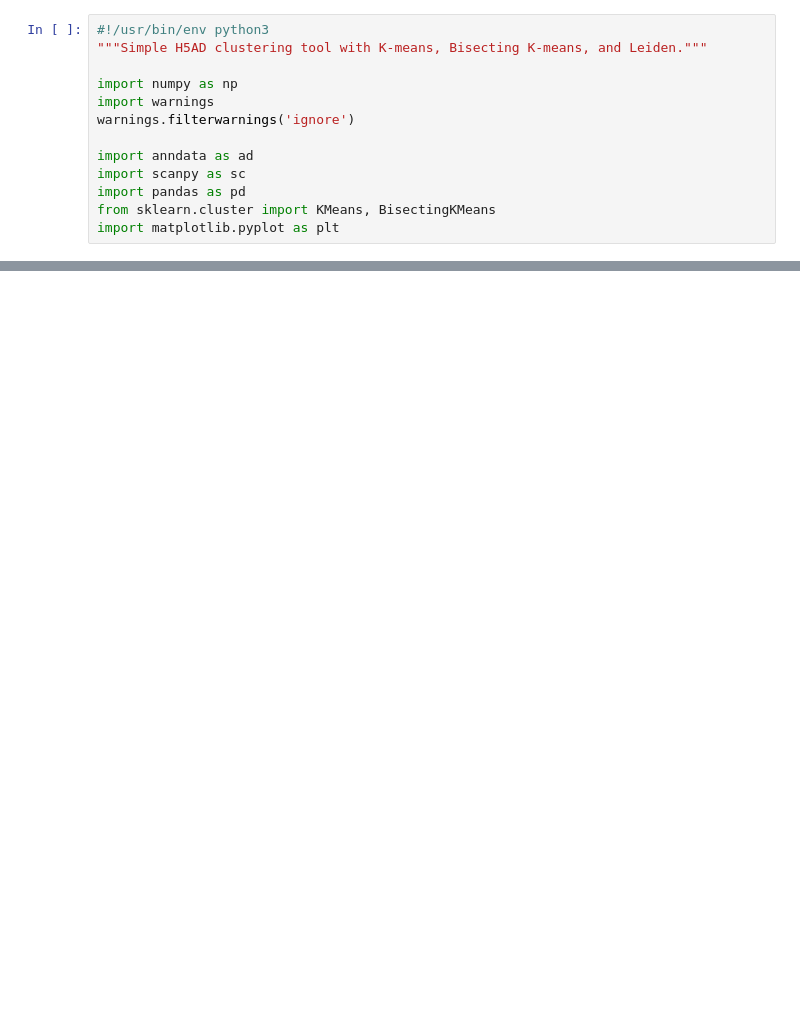
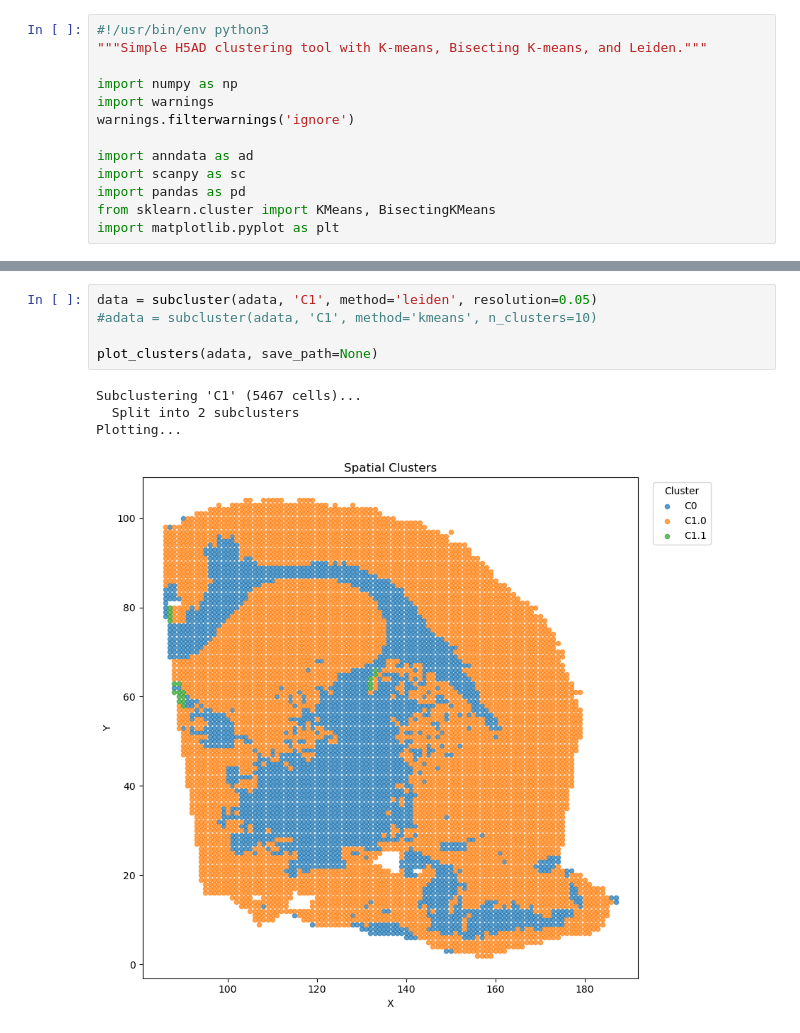
Before and after one commit to Amin-Jarrahi/PhD_Thesis, a Jupyter notebook: chapter_4/dl_code/2_h5ad_clusterer_labeler.ipynb, the cells around one changed output, grey strips where cells are left out. Drawn from its saved outputs; the diff is of its cells as text; blank space fills up the shorter version.

```diff
--- a/chapter_4/dl_code/2_h5ad_clusterer_labeler.ipynb
+++ b/chapter_4/dl_code/2_h5ad_clusterer_labeler.ipynb
@@ -108,0 +282,10 @@ if __name__ == "__main__":
+# %%
+data = subcluster(adata, 'C1', method='leiden', resolution=0.05)
+#adata = subcluster(adata, 'C1', method='kmeans', n_clusters=10)
+
+plot_clusters(adata, save_path=None)
+# %% [output]
+Subclustering 'C1' (5467 cells)...
+  Split into 2 subclusters
+Plotting...
+[figure, added]
```
Also changed, not shown: parts of 8 cells of this notebook.
